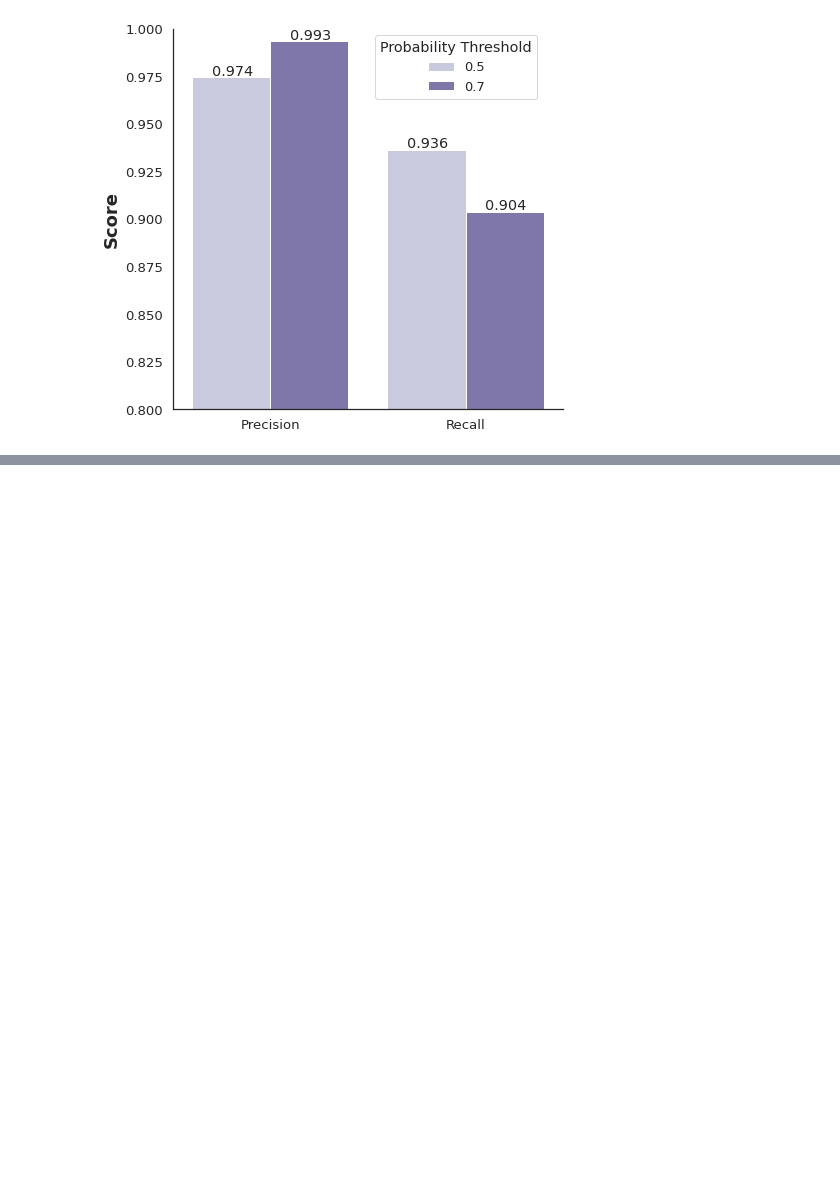
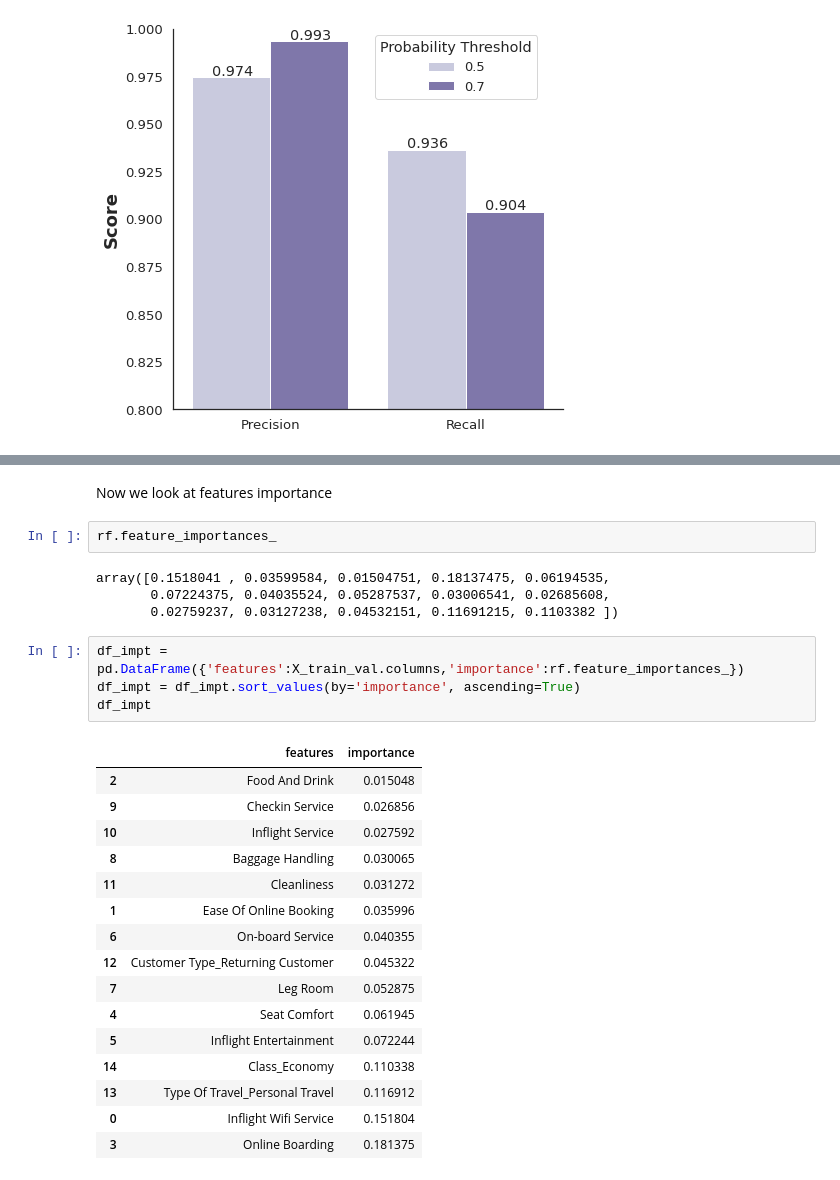
Before and after one commit to federicoding/Airline_Satisfaction, a Jupyter notebook: Airline_Satisfaction_Project.ipynb, the cells around one changed output, grey strips where cells are left out. Saved outputs shown, nothing was run; the diff lists cells and outputs as text; blank space fills up the shorter version.

```diff
--- a/Airline_Satisfaction_Project.ipynb
+++ b/Airline_Satisfaction_Project.ipynb
@@ -810,0 +877,29 @@ plt.savefig('probabilityplot.png',transparent=True, bbox_inches='tight')
+# %% [markdown]
+Now we look at features importance
+# %%
+rf.feature_importances_
+# %% [output]
+array([0.1518041 , 0.03599584, 0.01504751, 0.18137475, 0.06194535,
+       0.07224375, 0.04035524, 0.05287537, 0.03006541, 0.02685608,
+       0.02759237, 0.03127238, 0.04532151, 0.11691215, 0.1103382 ])
+# %%
+df_impt = pd.DataFrame({'features':X_train_val.columns,'importance':rf.feature_importances_})
+df_impt = df_impt.sort_values(by='importance', ascending=True)
+df_impt
+# %% [output]
+|  | features | importance |
+| 2 | Food And Drink | 0.015048 |
+| 9 | Checkin Service | 0.026856 |
+| 10 | Inflight Service | 0.027592 |
+| 8 | Baggage Handling | 0.030065 |
+| 11 | Cleanliness | 0.031272 |
+| 1 | Ease Of Online Booking | 0.035996 |
+| 6 | On-board Service | 0.040355 |
+| 12 | Customer Type_Returning Customer | 0.045322 |
+| 7 | Leg Room | 0.052875 |
+| 4 | Seat Comfort | 0.061945 |
+| 5 | Inflight Entertainment | 0.072244 |
+| 14 | Class_Economy | 0.110338 |
+| 13 | Type Of Travel_Personal Travel | 0.116912 |
+| 0 | Inflight Wifi Service | 0.151804 |
+| 3 | Online Boarding | 0.181375 |
```
Also changed, not shown: parts of 13 cells of this notebook.
